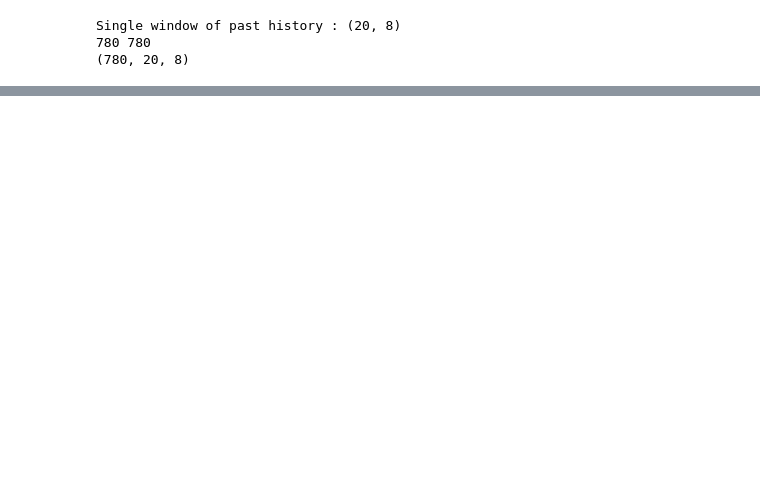
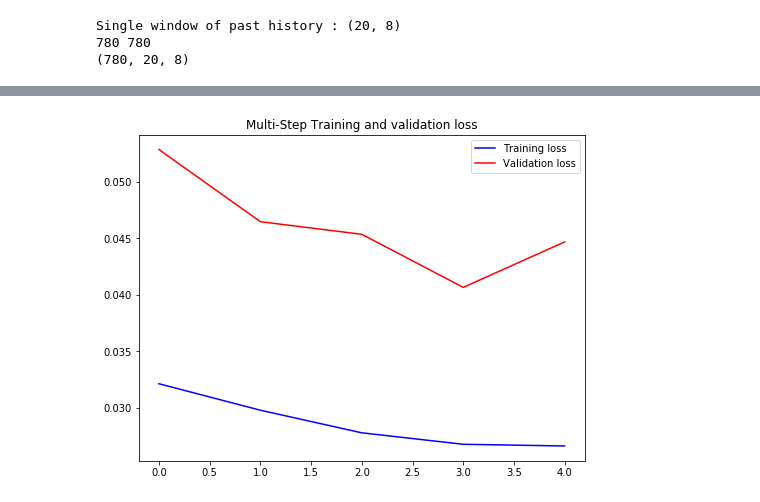
Before and after one commit to j-karls/P9-Exoskeleton, a Jupyter notebook: MIExperiments/Tensorflow/multivariateCopypasta.ipynb, the cells around one changed output, grey strips where cells are left out. Saved outputs shown, nothing was run; the diff lists cells and outputs as text; code cells hidden in the pictures; blank space fills up the shorter version.

```diff
--- a/MIExperiments/Tensorflow/multivariateCopypasta.ipynb
+++ b/MIExperiments/Tensorflow/multivariateCopypasta.ipynb
@@ -124 +103,15 @@ val_data_single = val_data_single.batch(BATCH_SIZE)
+# %%
+#### TODO: Need to understand why this is necessary. It does some magic. Somehow I need my data to be of form BatchDataset
+# Here we apply batching and shuffling. But WHY?
+
+BATCH_SIZE = 1
+#BUFFER_SIZE = 100
+
+train_data = tf.data.Dataset.from_tensor_slices((x_train, y_train)).repeat()
+train_data = train_data.batch(BATCH_SIZE)
+val_data = tf.data.Dataset.from_tensor_slices((x_val, y_val)).repeat()
+val_data = val_data.batch(BATCH_SIZE)
+
+#train_data = train_data.cache().shuffle(BUFFER_SIZE).batch(BATCH_SIZE).repeat()
+#val_data = val_data.batch(BATCH_SIZE).repeat()
 # %%
@@ -151,13 +142,13 @@ _________________________________________________________________
 # %%
 EPOCHS = 5
-EVALUATION_INTERVAL = int(len(x_train_single) / BATCH_SIZE)
-VAL_STEPS = int(len(x_val_single) / BATCH_SIZE)
+EVALUATION_INTERVAL = int(len(x_train) / BATCH_SIZE)
+VAL_STEPS = int(len(x_val) / BATCH_SIZE)
 
-single_step_history = single_step_model.fit(train_data_single, epochs=EPOCHS,
-                                            steps_per_epoch=EVALUATION_INTERVAL,
-                                            validation_data=val_data_single,
-                                            validation_steps=VAL_STEPS
-                                            )
+history = model.fit(train_data, epochs=EPOCHS,
+                    steps_per_epoch=EVALUATION_INTERVAL,
+                    validation_data=val_data,
+                    validation_steps=VAL_STEPS
+                    )
 # %% [output]
 Train for 780 steps, validate for 573 steps
 Epoch 1/5
@@ -172,0 +164,19 @@ Epoch 5/5
+# %%
+def plot_train_history(history, title):
+  loss = history.history['loss']
+  val_loss = history.history['val_loss']
+
+  epochs = range(len(loss))
+
+  plt.figure()
+
+  plt.plot(epochs, loss, 'b', label='Training loss')
+  plt.plot(epochs, val_loss, 'r', label='Validation loss')
+  plt.title(title)
+  plt.legend()
+
+  plt.show()
+
+plot_train_history(history, 'Multi-Step Training and validation loss')
+# %% [output]
+[figure, added]
```
Also changed, not shown: parts of 15 cells of this notebook.
